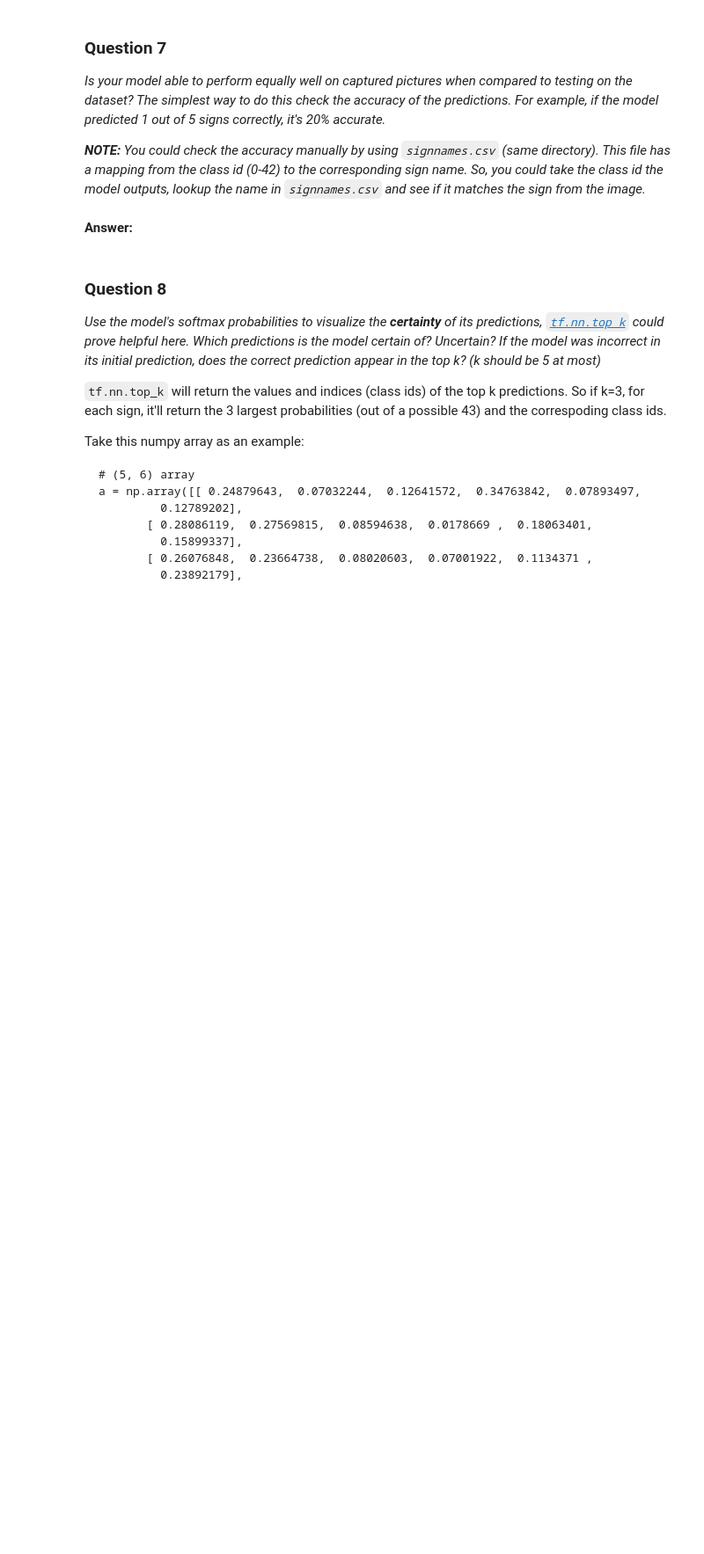
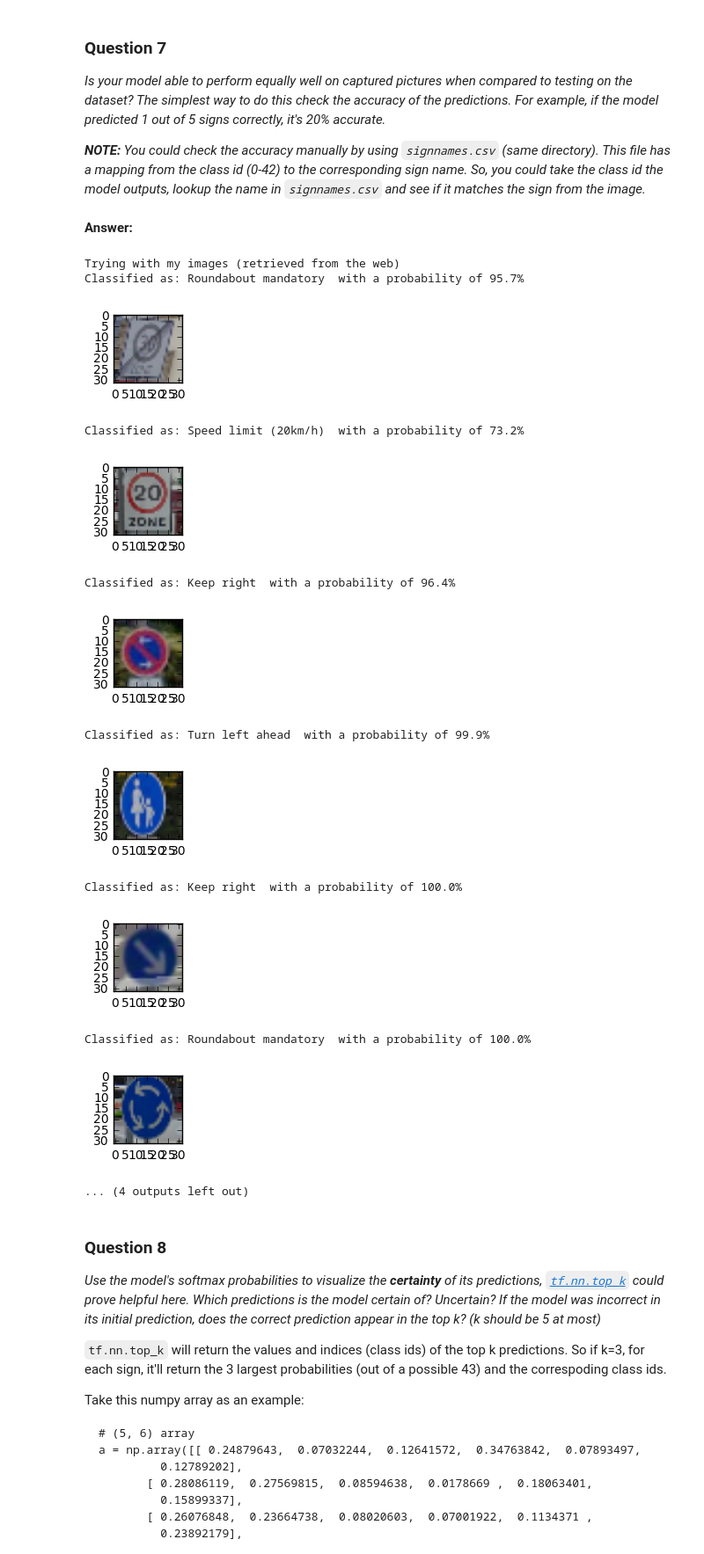
Before and after one commit to rdjondo/CarND-Traffic-Sign-Classifier-Project, a Jupyter notebook: Traffic_Sign_Classifier.ipynb, the cells around one changed output. Shown at 88% size. Saved outputs shown, nothing was run; the diff lists cells and outputs as text; code cells hidden in the pictures; blank space fills up the shorter version.

```diff
--- a/Traffic_Sign_Classifier.ipynb
+++ b/Traffic_Sign_Classifier.ipynb
@@ -1332,10 +1390,3 @@ The biggest challenge in my case is that some images are not part of the trainin
 A second challenge would be related to the quality of the training on the neural network: we can see that the pedestrian crossing has the lowest accuracy score on the test dataset.
 
 An additional challenge would be due to the quality of some of the images : the image 38-Keep-right.png has a transparent artifact at the bottom of the image. This could make the classification more difficult.
-# %%
-print(softmax_out)
-for image in image_list:
-    image_yuv =  cv2.cvtColor(image, cv2.COLOR_RGB2YUV)
-    image_norm = np.float32((np.float32(image_yuv)-128.0)/255.0)
-    plt.imshow(image_norm)
-    plt.show()
@@ -1412,3 +1405,51 @@ _**NOTE:** You could check the accuracy manually by using `signnames.csv` (same
+# %%
+### Run the predictions here.
+### Feel free to use as many code cells as needed.
+import tensorflow as tf
+
+print('Trying with my images (retrieved from the web)')
+
+# tf.reset_default_graph()
+
+with tf.Session() as sess:
+    dropout = np.float32(1.0)
+
+
+    #saver = tf.train.Saver()
+
+    #saver =tf.train.import_meta_graph('./inception-v4-stem.ckpt.meta')
+    saver.restore(sess, saved_model)
+    #saver.restore(sess, './inception-v4-stem.ckpt')
+
+    for image in image_list:
+        image_yuv = cv2.cvtColor(image.astype(np.uint8), cv2.COLOR_RGB2YUV)
+        image_norm = np.float32((np.float32(image_yuv)-128.0)/255.0)
+
+        feed_dict_val={x: image_norm.reshape(1,32,32,3), is_training: False, keep_prob: 1.}
+        softmax_val, idx = sess.run([softmax_out, label_index], feed_dict_val)
+
+        # Flatten provability tensor into an array and flip content
+        softmax_val = softmax_val.ravel()
+        print('Classified as: {}  with a probability of {:.1f}%'.format(labels[idx][0][1].decode('UTF-8'),
+                np.max(softmax_val)*100 ) )
+        plt.figure(figsize=(1,1))
+        plt.imshow(cv2.cvtColor((image_norm*255+128).astype(np.uint8), cv2.COLOR_YUV2RGB))
+        plt.show()
+# %% [output]
+Trying with my images (retrieved from the web)
+Classified as: Roundabout mandatory  with a probability of 95.7%
+[figure, added]
+Classified as: Speed limit (20km/h)  with a probability of 73.2%
+[figure, added]
+Classified as: Keep right  with a probability of 96.4%
+[figure, added]
+Classified as: Turn left ahead  with a probability of 99.9%
+[figure, added]
+Classified as: Keep right  with a probability of 100.0%
+[figure, added]
+Classified as: Roundabout mandatory  with a probability of 100.0%
+[figure, added]
+... (4 outputs left out)
 # %% [markdown]
 ### Question 8
 
```
Also changed, not shown: parts of 15 cells of this notebook.
